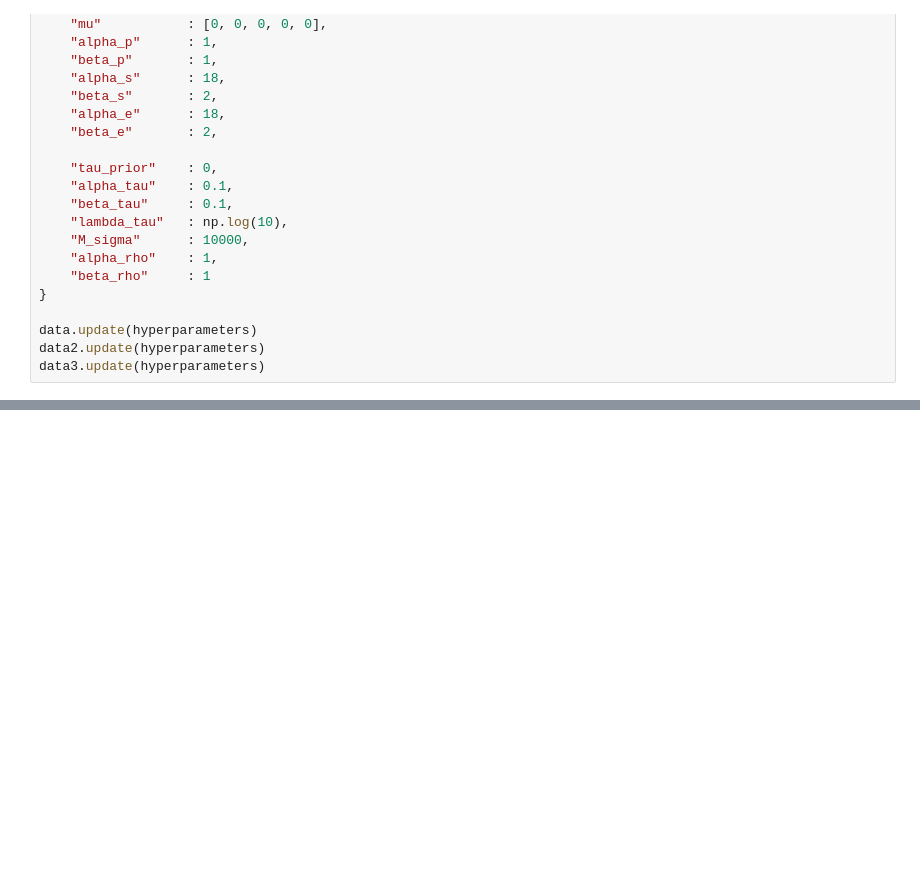
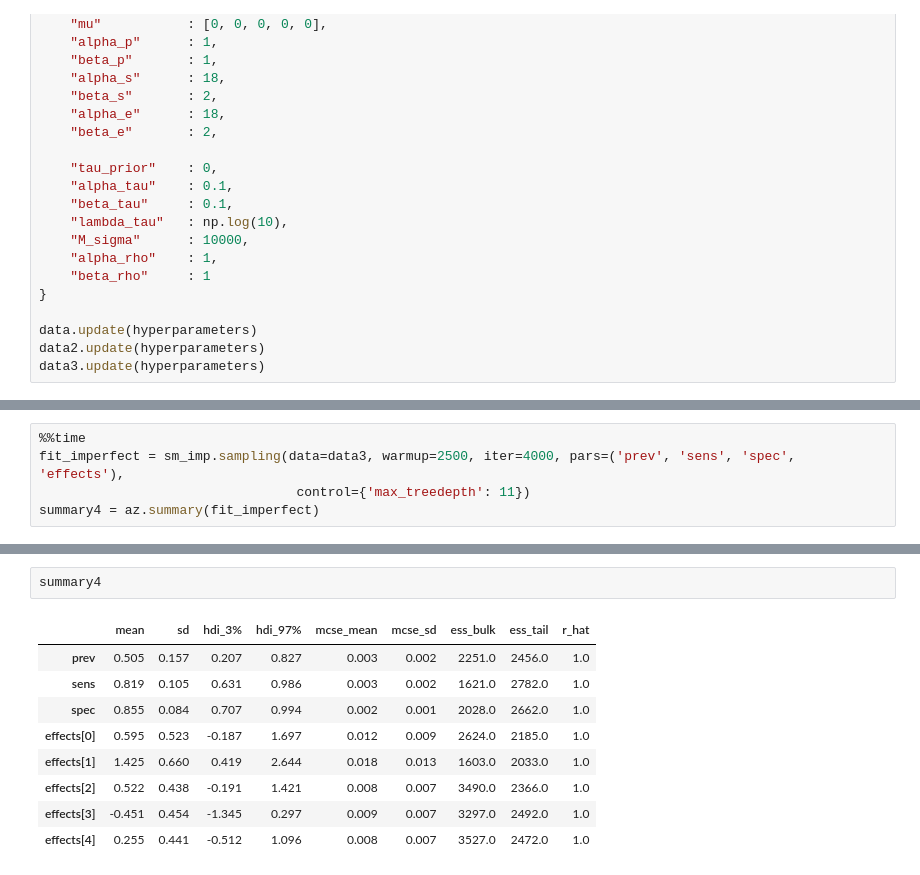
Before and after one commit to lucasmoschen/rds-bayesian-analysis-tcc, a Jupyter notebook: notebooks_book/imperfect_test_rds_simulations.ipynb, the cells around one changed output, grey strips where cells are left out. Saved outputs shown, nothing was run; the diff lists cells and outputs as text; blank space fills up the shorter version.

```diff
--- a/notebooks_book/imperfect_test_rds_simulations.ipynb
+++ b/notebooks_book/imperfect_test_rds_simulations.ipynb
@@ -677,0 +672,5 @@ When unpickling the StanModel must be unpickled first.
+# %%
+%%time
+fit_imperfect = sm_imp.sampling(data=data3, warmup=2500, iter=4000, pars=('prev', 'sens', 'spec', 'effects'),
+                                 control={'max_treedepth': 11})
+summary4 = az.summary(fit_imperfect)
@@ -677,0 +680,12 @@ When unpickling the StanModel must be unpickled first.
+# %%
+summary4
+# %% [output]
+|  | mean | sd | hdi_3% | hdi_97% | mcse_mean | mcse_sd | ess_bulk | ess_tail | r_hat |
+| prev | 0.505 | 0.157 | 0.207 | 0.827 | 0.003 | 0.002 | 2251.0 | 2456.0 | 1.0 |
+| sens | 0.819 | 0.105 | 0.631 | 0.986 | 0.003 | 0.002 | 1621.0 | 2782.0 | 1.0 |
+| spec | 0.855 | 0.084 | 0.707 | 0.994 | 0.002 | 0.001 | 2028.0 | 2662.0 | 1.0 |
+| effects[0] | 0.595 | 0.523 | -0.187 | 1.697 | 0.012 | 0.009 | 2624.0 | 2185.0 | 1.0 |
+| effects[1] | 1.425 | 0.660 | 0.419 | 2.644 | 0.018 | 0.013 | 1603.0 | 2033.0 | 1.0 |
+| effects[2] | 0.522 | 0.438 | -0.191 | 1.421 | 0.008 | 0.007 | 3490.0 | 2366.0 | 1.0 |
+| effects[3] | -0.451 | 0.454 | -1.345 | 0.297 | 0.009 | 0.007 | 3297.0 | 2492.0 | 1.0 |
+| effects[4] | 0.255 | 0.441 | -0.512 | 1.096 | 0.008 | 0.007 | 3527.0 | 2472.0 | 1.0 |
```
Also changed, not shown: parts of 10 cells of this notebook, 11 other files.
